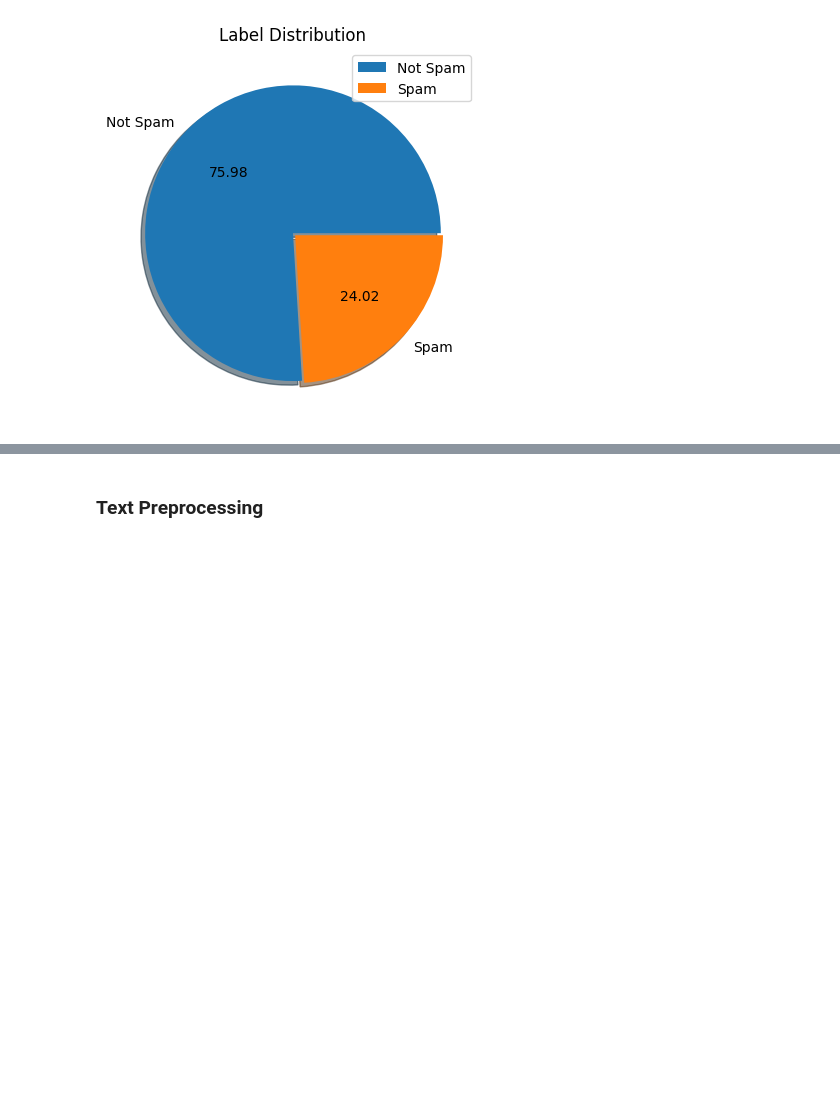
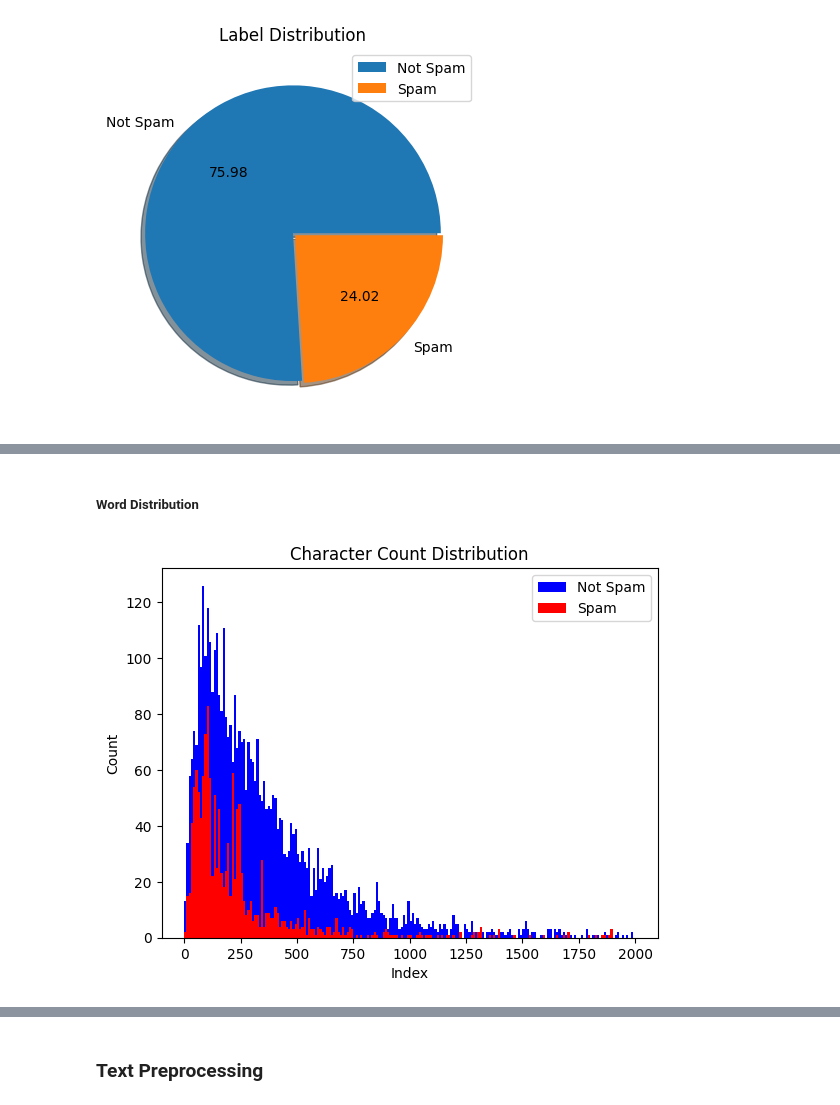
Before and after one commit to RampageousRJ/Spam-Email-Detection, a Jupyter notebook: model/model.ipynb, the cells around one changed output, grey strips where cells are left out. Saved outputs shown, nothing was run; the diff lists cells and outputs as text; code cells hidden in the pictures; blank space fills up the shorter version.

```diff
--- a/model/model.ipynb
+++ b/model/model.ipynb
@@ -100,0 +143,12 @@ plt.show()
+# %% [markdown]
+##### Word Distribution
+# %%
+plt.hist(df[df['Label']=='Not Spam']['Words'],bins=200,range=(0,2000),color='blue',label='Not Spam')
+plt.hist(df[df['Label']=='Spam']['Words'],bins=200,range=(0,2000),color='red',label='Spam')
+plt.legend(loc="best")
+plt.title("Character Count Distribution")
+plt.xlabel('Index')
+plt.ylabel('Count')
+plt.show()
+# %% [output]
+[figure, added]
```
Also changed, not shown: parts of 17 cells of this notebook, 3 other files.
